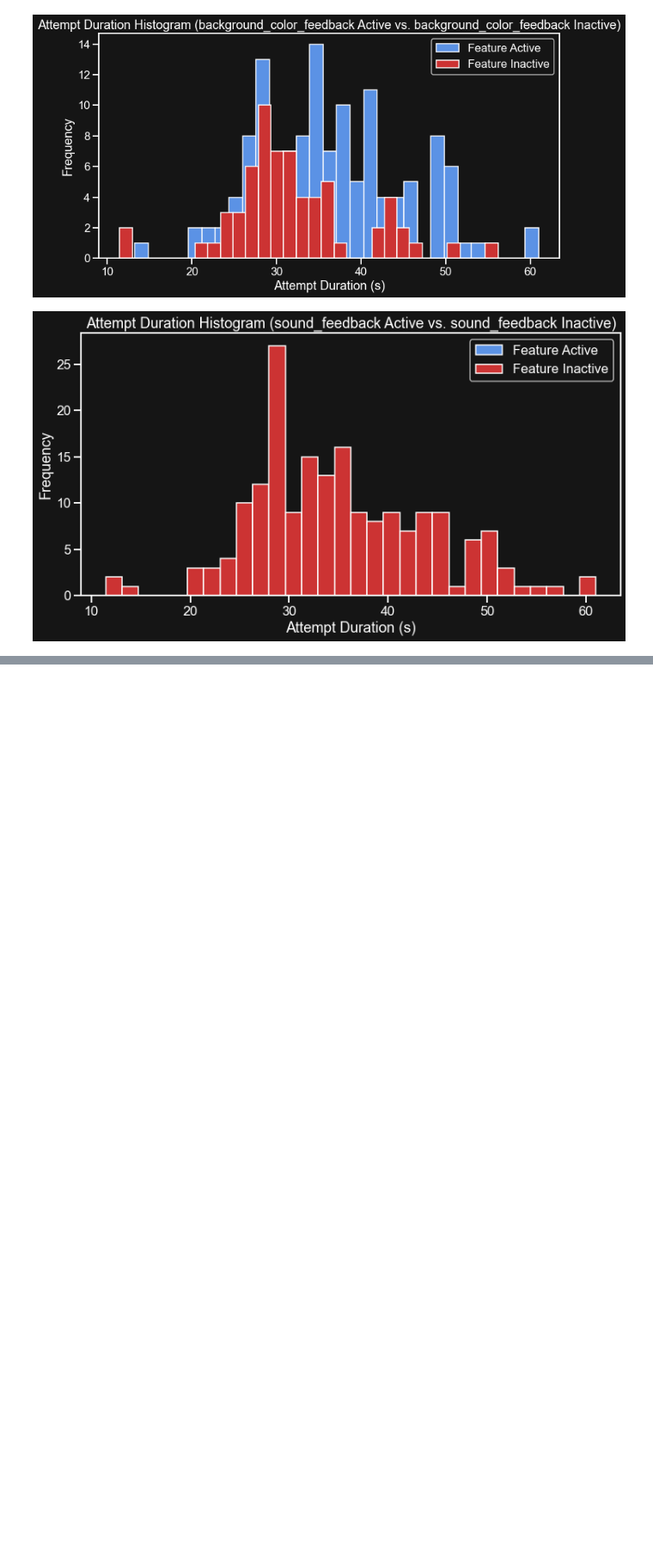
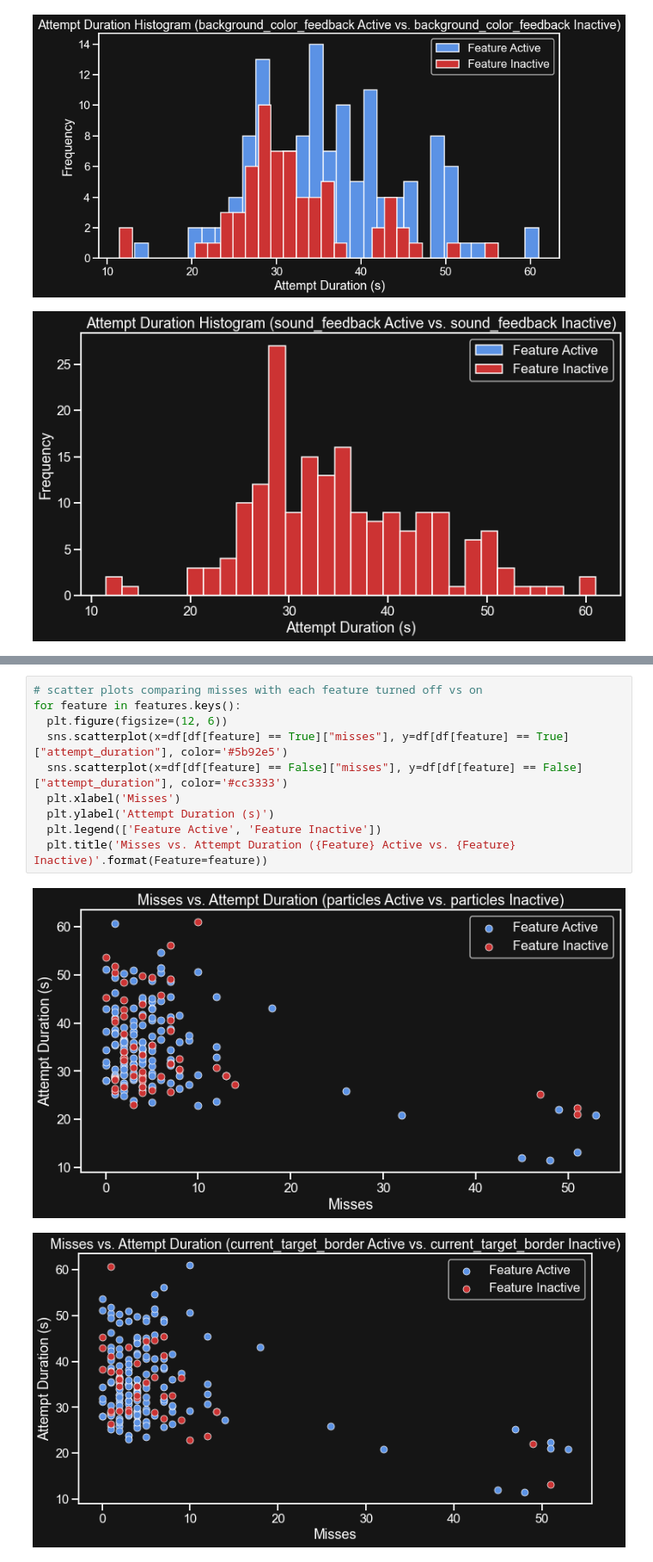
Before and after one commit to fixe-exclamation-mark/bake-off-2-ipm, a Jupyter notebook: stats.ipynb, the cells around one changed output, grey strips where cells are left out. Shown at 86% size. Cells and saved outputs as stored; diff of their text form; blank space fills up the shorter version.

```diff
--- a/stats.ipynb
+++ b/stats.ipynb
@@ -106,0 +125,13 @@ df.head()
+# %%
+# scatter plots comparing misses with each feature turned off vs on
+for feature in features.keys():
+  plt.figure(figsize=(12, 6))
+  sns.scatterplot(x=df[df[feature] == True]["misses"], y=df[df[feature] == True]["attempt_duration"], color='#5b92e5')
+  sns.scatterplot(x=df[df[feature] == False]["misses"], y=df[df[feature] == False]["attempt_duration"], color='#cc3333')
+  plt.xlabel('Misses')
+  plt.ylabel('Attempt Duration (s)')
+  plt.legend(['Feature Active', 'Feature Inactive'])
+  plt.title('Misses vs. Attempt Duration ({Feature} Active vs. {Feature} Inactive)'.format(Feature=feature))
+# %% [output]
+[figure, added]
+[figure, added]
```
Also changed, not shown: parts of 4 cells of this notebook, 1 other file.
